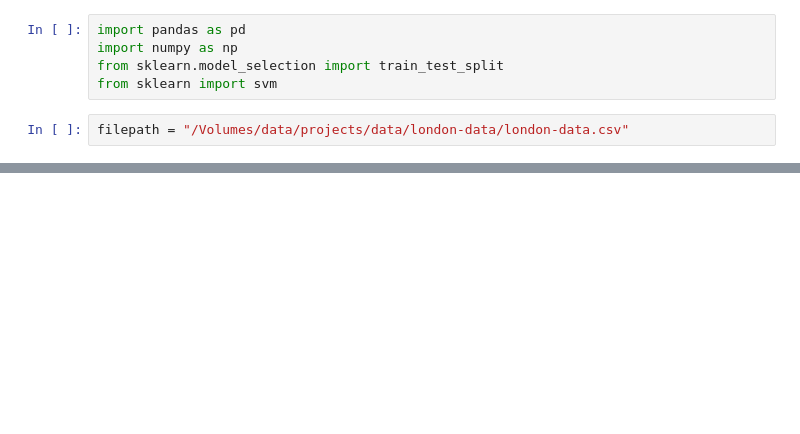
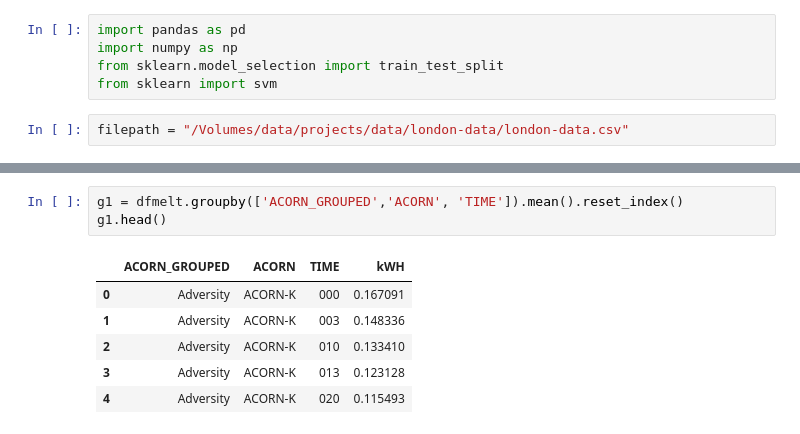
Before and after one commit to emmandecena/jupyterbook, a Jupyter notebook: book/docs/london.ipynb, the cells around one changed output, grey strips where cells are left out. Cells and saved outputs as stored; diff of their text form; blank space fills up the shorter version.

```diff
--- a/book/docs/london.ipynb
+++ b/book/docs/london.ipynb
@@ -21,0 +69,10 @@ df.head()
+# %%
+g1 = dfmelt.groupby(['ACORN_GROUPED','ACORN', 'TIME']).mean().reset_index()
+g1.head()
+# %% [output]
+|  | ACORN_GROUPED | ACORN | TIME | kWH |
+| 0 | Adversity | ACORN-K | 000 | 0.167091 |
+| 1 | Adversity | ACORN-K | 003 | 0.148336 |
+| 2 | Adversity | ACORN-K | 010 | 0.133410 |
+| 3 | Adversity | ACORN-K | 013 | 0.123128 |
+| 4 | Adversity | ACORN-K | 020 | 0.115493 |
```
Also changed, not shown: parts of 14 cells of this notebook, 24 other files.
